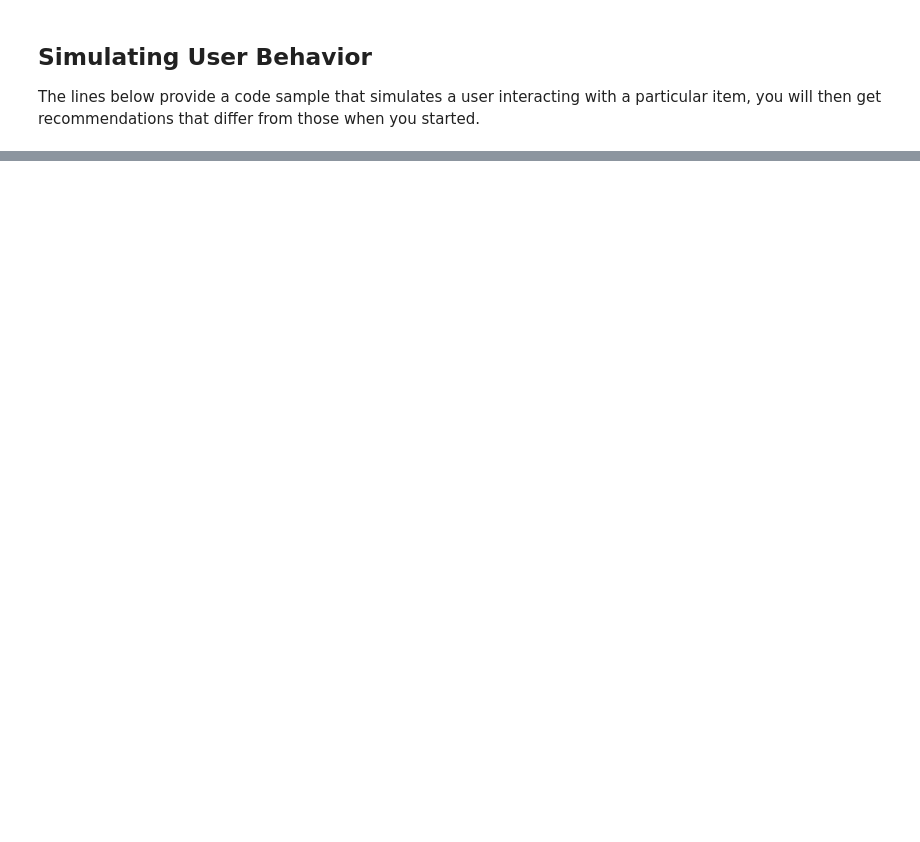
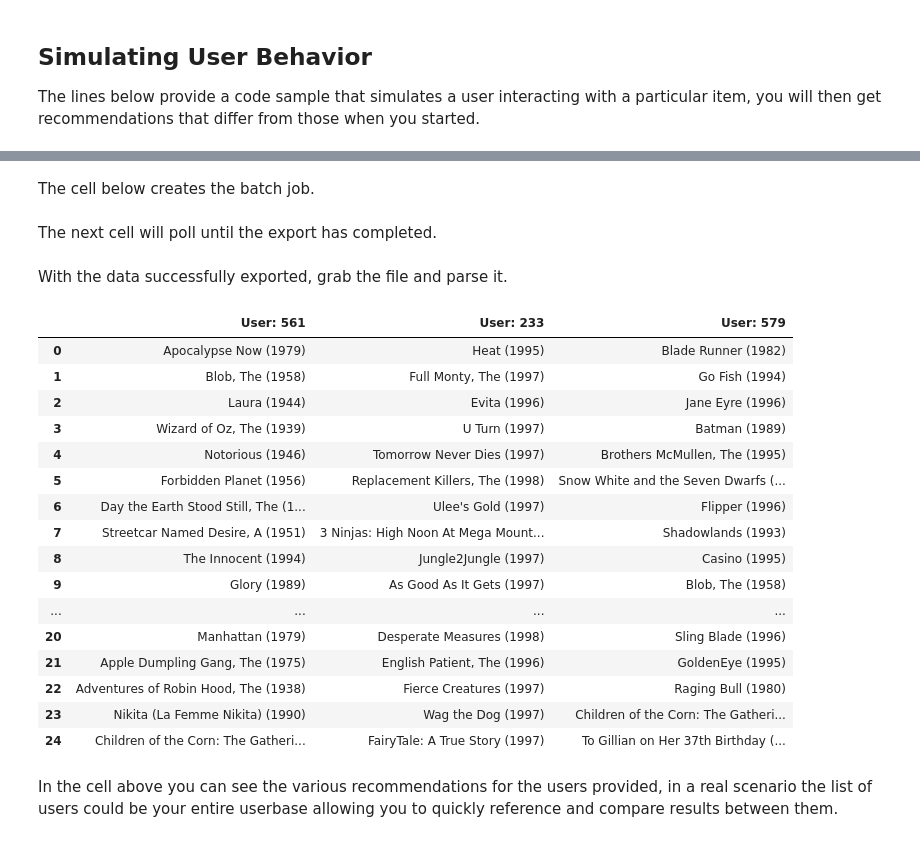
Before and after one commit to aws-samples/amazon-personalize-samples, a Jupyter notebook: getting_started/ReInvent2019_Workshop.ipynb, the cells around one changed output, grey strips where cells are left out. Drawn from its saved outputs; the diff is of its cells as text; code cells hidden in the pictures; blank space fills up the shorter version.

```diff
--- a/getting_started/ReInvent2019_Workshop.ipynb
+++ b/getting_started/ReInvent2019_Workshop.ipynb
@@ -88,0 +112,6 @@ bucket = "personalizereinventchrisking" # Replace the values within the quote ma
+# %%
+s3 = boto3.client('s3')
+account_id = boto3.client('sts').get_caller_identity().get('Account')
+bucket_name = account_id + "reinventforecastworkshop"
+print(bucket_name)
+s3.create_bucket(Bucket=bucket_name)
@@ -541,0 +818,7 @@ You can see now that recommendations are altered by changing the movie that a us
+# %%
+user_IDs = ['561', '233', '579']
+
+json_input_filename = "json_input.json"
+with open(json_input_filename, 'w') as json_input:
+    for user_id in user_IDs:
+        json_input.write('{"userId": "' + user_id + '"}\n')
@@ -541,0 +840,2 @@ You can see now that recommendations are altered by changing the movie that a us
+# %% [markdown]
+The cell below creates the batch job.
@@ -541,0 +854,2 @@ You can see now that recommendations are altered by changing the movie that a us
+# %% [markdown]
+The next cell will poll until the export has completed.
@@ -541,0 +875,52 @@ You can see now that recommendations are altered by changing the movie that a us
+# %% [markdown]
+With the data successfully exported, grab the file and parse it.
+# %%
+s3 = boto3.client('s3')
+export_name = json_input_filename + ".out"
+s3.download_file(bucket_name, export_name, export_name)
+
+# Update DF rendering
+pd.set_option('display.max_rows', 30)
+with open(export_name) as json_file:
+    # Get the first line and parse it
+    line = json.loads(json_file.readline())
+    # Do the same for the other lines
+    while line:
+        # extract the user ID
+        col_header = "User: " + line['input']['userId']
+        # Create a list for all the movies
+        recommendation_list = []
+        # Add all the entries
+        for item in line['output']['recommendedItems']:
+            title = get_movie_title(item)
+            recommendation_list.append(title)
+        if 'recommendations_df' in locals():
+            new_rec_DF = pd.DataFrame(recommendation_list, columns = [col_header])
+            recommendations_df = recommendations_df.join(new_rec_DF)
+        else:
+            recommendations_df = pd.DataFrame(recommendation_list, columns=[col_header])
+        try:
+            line = json.loads(json_file.readline())
+        except:
+            line = None
+recommendations_df
+# %% [output]
+|  | User: 561 | User: 233 | User: 579 |
+| 0 | Apocalypse Now (1979) | Heat (1995) | Blade Runner (1982) |
+| 1 | Blob, The (1958) | Full Monty, The (1997) | Go Fish (1994) |
+| 2 | Laura (1944) | Evita (1996) | Jane Eyre (1996) |
+| 3 | Wizard of Oz, The (1939) | U Turn (1997) | Batman (1989) |
+| 4 | Notorious (1946) | Tomorrow Never Dies (1997) | Brothers McMullen, The (1995) |
+| 5 | Forbidden Planet (1956) | Replacement Killers, The (1998) | Snow White and the Seven Dwarfs (... |
+| 6 | Day the Earth Stood Still, The (1... | Ulee's Gold (1997) | Flipper (1996) |
+| 7 | Streetcar Named Desire, A (1951) | 3 Ninjas: High Noon At Mega Mount... | Shadowlands (1993) |
+| 8 | The Innocent (1994) | Jungle2Jungle (1997) | Casino (1995) |
+| 9 | Glory (1989) | As Good As It Gets (1997) | Blob, The (1958) |
+| ... | ... | ... | ... |
+| 20 | Manhattan (1979) | Desperate Measures (1998) | Sling Blade (1996) |
+| 21 | Apple Dumpling Gang, The (1975) | English Patient, The (1996) | GoldenEye (1995) |
+| 22 | Adventures of Robin Hood, The (1938) | Fierce Creatures (1997) | Raging Bull (1980) |
+| 23 | Nikita (La Femme Nikita) (1990) | Wag the Dog (1997) | Children of the Corn: The Gatheri... |
+| 24 | Children of the Corn: The Gatheri... | FairyTale: A True Story (1997) | To Gillian on Her 37th Birthday (... |
+# %% [markdown]
+In the cell above you can see the various recommendations for the users provided, in a real scenario the list of users could be your entire userbase allowing you to quickly reference and compare results between them.
```
Also changed, not shown: parts of 40 cells of this notebook, 2 other files.
